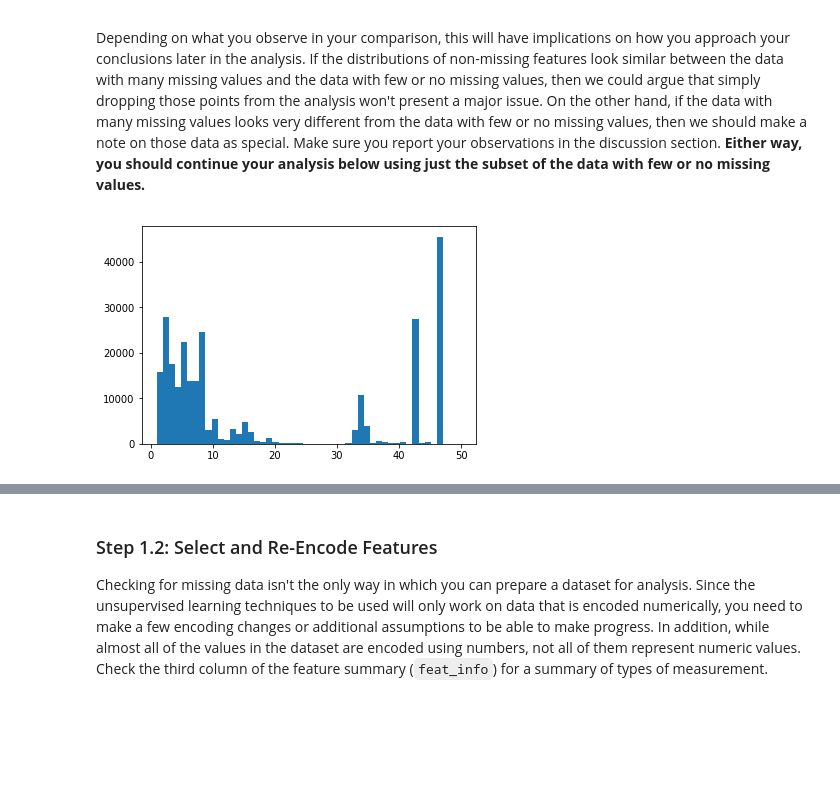
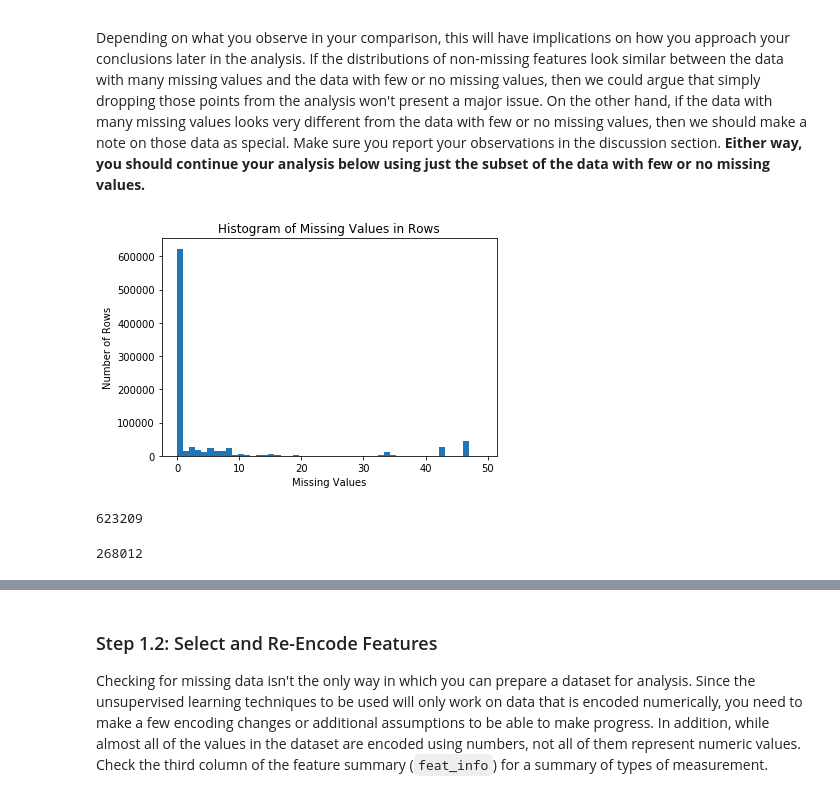
Before and after one commit to buncem/identify-customer-segments, a Jupyter notebook: Identify_Customer_Segments.ipynb, the cells around one changed output, grey strips where cells are left out. Drawn from its saved outputs; the diff is of its cells as text; code cells hidden in the pictures; blank space fills up the shorter version.

```diff
--- a/Identify_Customer_Segments.ipynb
+++ b/Identify_Customer_Segments.ipynb
@@ -151,8 +149,7 @@ plt.hist(missing_data, 50, (0, 100000));
 # %%
-# Lets keep columns
-s = df_az.isnull().sum()
-columns_to_drop = s[s > 200000].index.values
+# Lets keep columns with less than 200,000 missing values.
+# Keep columns dropped in columns_to_drop
+columns_to_drop = missing_data[missing_data > 200000].index.values
 df_az.drop(columns_to_drop, axis=1, inplace=True)
-print(len(columns_to_drop))
-columns_to_drop
+print('Number of dropped columns: ', len(columns_to_drop))
 # %% [output]
@@ -182,14 +198,23 @@ Depending on what you observe in your comparison, this will have implications on
 # %%
 # How much data is missing in each row of the dataset?
 missing_data_row = df_az.isnull().sum(axis=1)
-plt.hist(missing_data_row, 50, (1, 50));
+plt.hist(missing_data_row, 50)
+plt.xlabel('Missing Values')
+plt.ylabel('Number of Rows')
+plt.title('Histogram of Missing Values in Rows');
 # %% [output]
-[figure, old version]
+[figure, new version]
 # %%
 # Write code to divide the data into two subsets based on the number of missing
 # values in each row.
-df_az_low_nan = df_az.loc[azdias.isnull().sum(axis=1) <= 30].copy()
-df_az_high_nan = df_az.loc[azdias.isnull().sum(axis=1) > 30].copy()
+df_az_low_nan = df_az.loc[df_az.isnull().sum(axis=1) == 0].copy()
+df_az_high_nan = df_az.loc[df_az.isnull().sum(axis=1) > 0].copy()
+
+print(len(df_az_low_nan))
+len(df_az_high_nan)
+# %% [output]
+623209
+268012
 # %%
 # Compare the distribution of values for at least five columns where there are
 # no or few missing values, between the two subsets.
```
Also changed, not shown: parts of 100 cells of this notebook.
